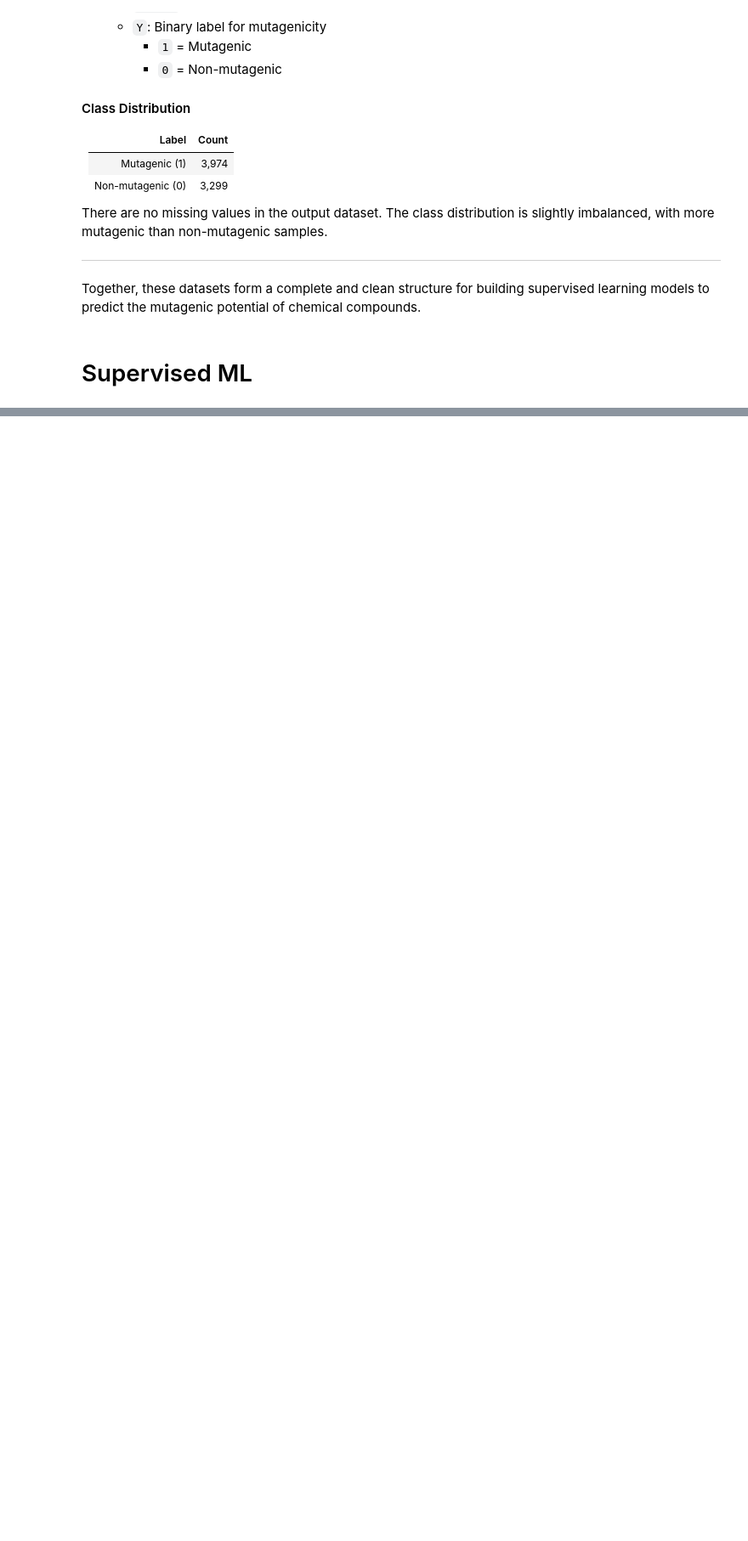
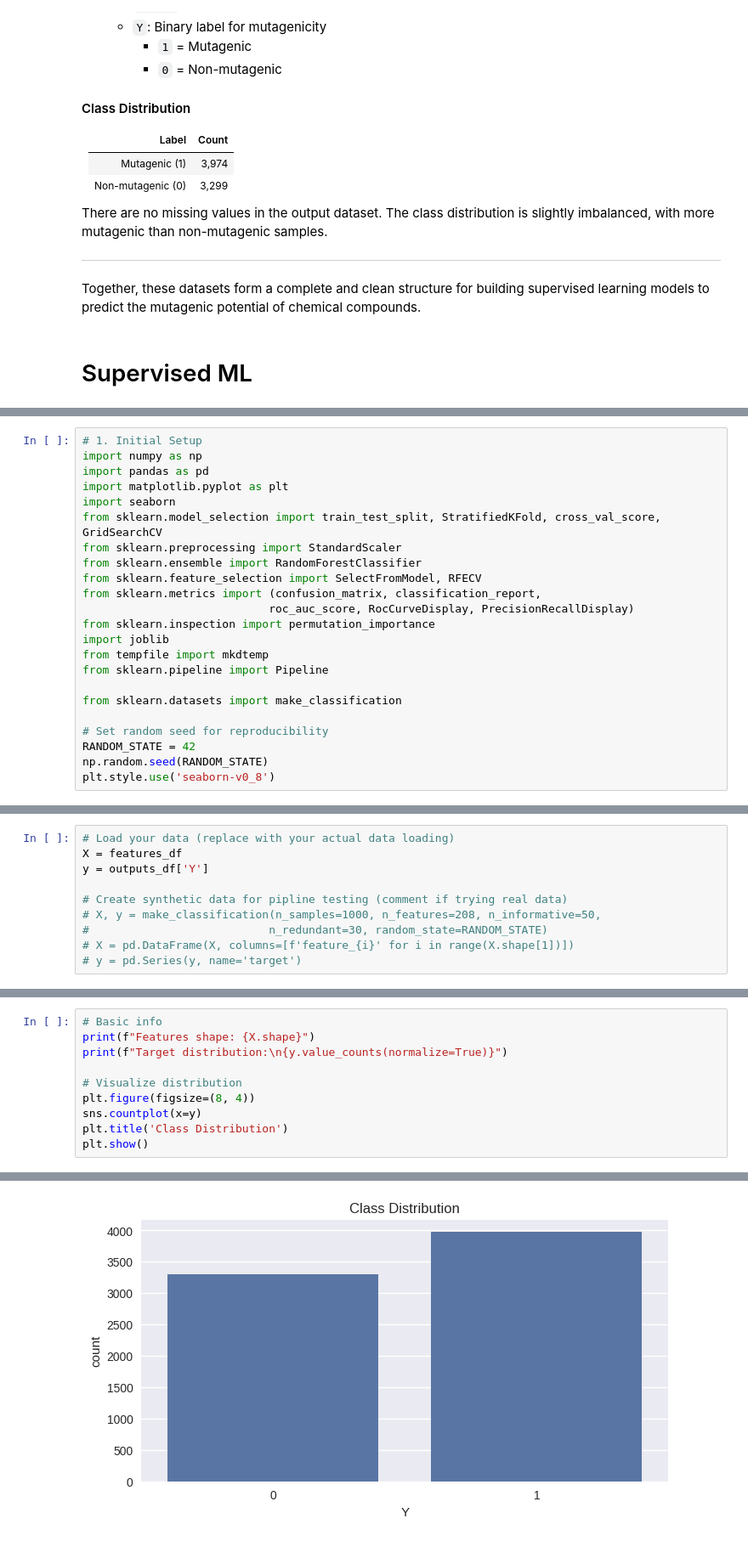
Before and after one commit to arog-bioinfo/ECDB_Project, a Jupyter notebook: trabalho_py/relatorio_grupo1_Artur.ipynb, the cells around one changed output, grey strips where cells are left out. Shown: that part at 85% size. Saved outputs shown, nothing was run; the diff lists cells and outputs as text; blank space fills up the shorter version.

```diff
--- a/trabalho_py/relatorio_grupo1_Artur.ipynb
+++ b/trabalho_py/relatorio_grupo1_Artur.ipynb
@@ -201,0 +225,23 @@ Together, these datasets form a complete and clean structure for building superv
+# %%
+# 1. Initial Setup
+import numpy as np
+import pandas as pd
+import matplotlib.pyplot as plt
+import seaborn
+from sklearn.model_selection import train_test_split, StratifiedKFold, cross_val_score, GridSearchCV
+from sklearn.preprocessing import StandardScaler
+from sklearn.ensemble import RandomForestClassifier
+from sklearn.feature_selection import SelectFromModel, RFECV
+from sklearn.metrics import (confusion_matrix, classification_report,
+                            roc_auc_score, RocCurveDisplay, PrecisionRecallDisplay)
+from sklearn.inspection import permutation_importance
+import joblib
+from tempfile import mkdtemp
+from sklearn.pipeline import Pipeline
+
+from sklearn.datasets import make_classification
+
+# Set random seed for reproducibility
+RANDOM_STATE = 42
+np.random.seed(RANDOM_STATE)
+plt.style.use('seaborn-v0_8')
@@ -201,0 +250,10 @@ Together, these datasets form a complete and clean structure for building superv
+# %%
+# Load your data (replace with your actual data loading)
+X = features_df
+y = outputs_df['Y']
+
+# Create synthetic data for pipline testing (comment if trying real data)
+# X, y = make_classification(n_samples=1000, n_features=208, n_informative=50,
+#                           n_redundant=30, random_state=RANDOM_STATE)
+# X = pd.DataFrame(X, columns=[f'feature_{i}' for i in range(X.shape[1])])
+# y = pd.Series(y, name='target')
@@ -201,0 +262,11 @@ Together, these datasets form a complete and clean structure for building superv
+# %%
+# Basic info
+print(f"Features shape: {X.shape}")
+print(f"Target distribution:\n{y.value_counts(normalize=True)}")
+
+# Visualize distribution
+plt.figure(figsize=(8, 4))
+sns.countplot(x=y)
+plt.title('Class Distribution')
+plt.show()
+# %% [output]
@@ -201,0 +279 @@ Together, these datasets form a complete and clean structure for building superv
+[figure, added]
```
Also changed, not shown: parts of 26 cells of this notebook, 4 other files.
